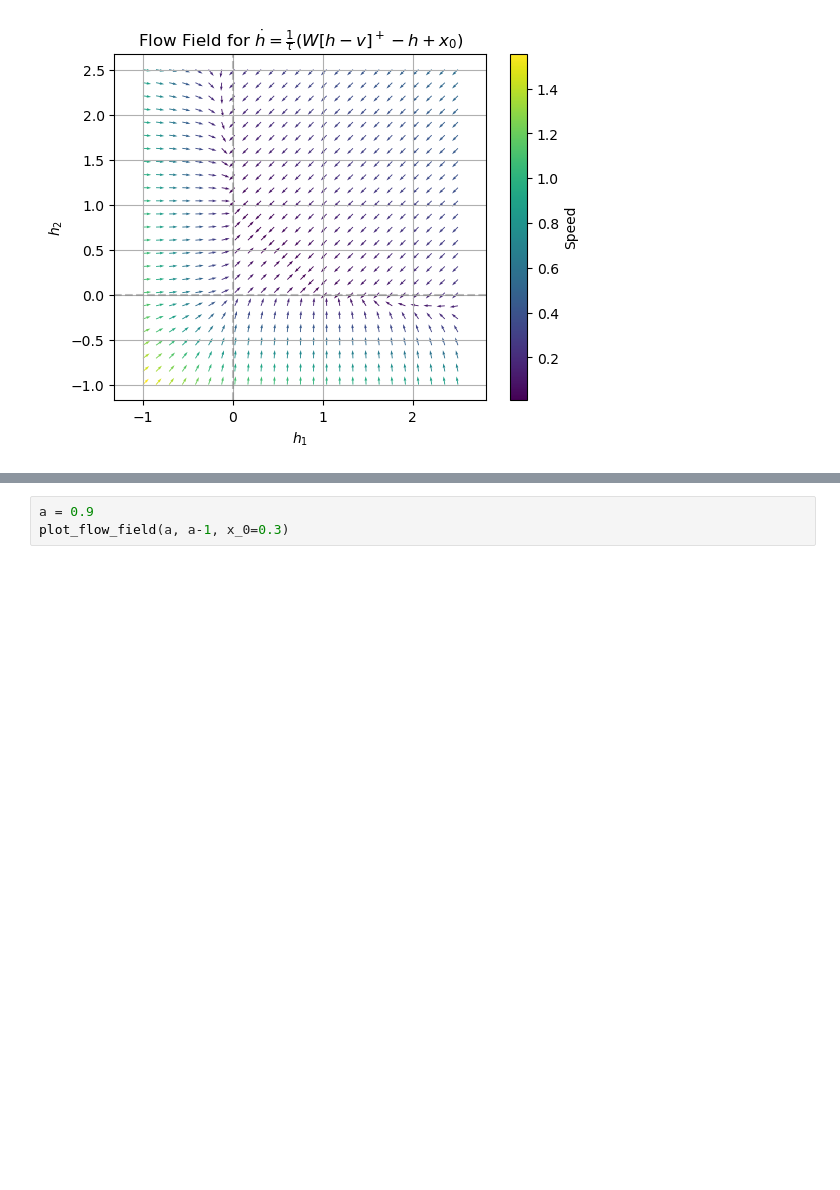
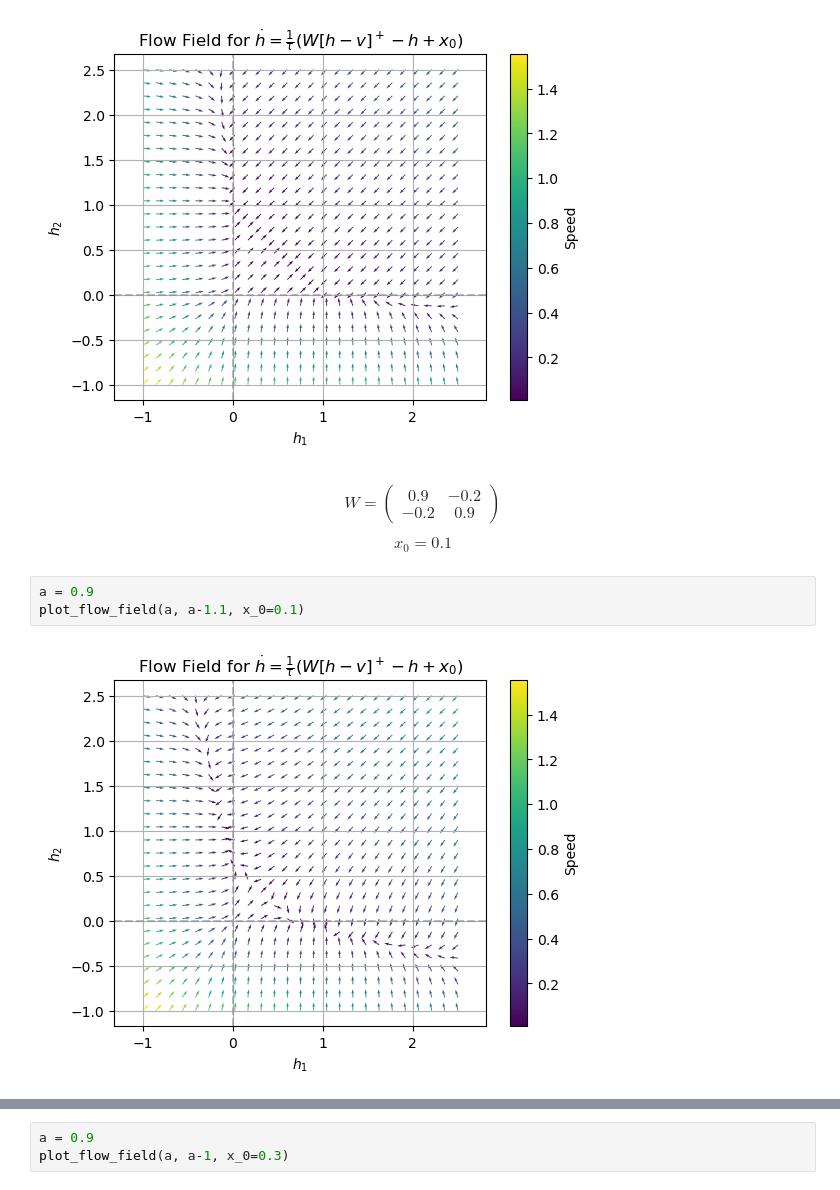
Before and after one commit to davidgbe/automated_plasticity_discovery, a Jupyter notebook: 2d_system_analysis.ipynb, the cells around one changed output, grey strips where cells are left out. Saved outputs shown, nothing was run; the diff lists cells and outputs as text; blank space fills up the shorter version.

```diff
--- a/2d_system_analysis.ipynb
+++ b/2d_system_analysis.ipynb
@@ -117,3 +117,18 @@ a = 0.9
 plot_flow_field(a, a-1, x_0=0.1)
 # %% [output]
 [figure]
+# %% [markdown]
+
+$$
+W = \begin{pmatrix}
+0.9 & -0.2 \\
+-0.2 & 0.9
+\end{pmatrix}
+$$
+
+$$x_0 = 0.1$$
+# %%
+a = 0.9
+plot_flow_field(a, a-1.1, x_0=0.1)
+# %% [output]
+[figure, added]
```
Also changed, not shown: parts of 2 cells of this notebook, 2 other files.
